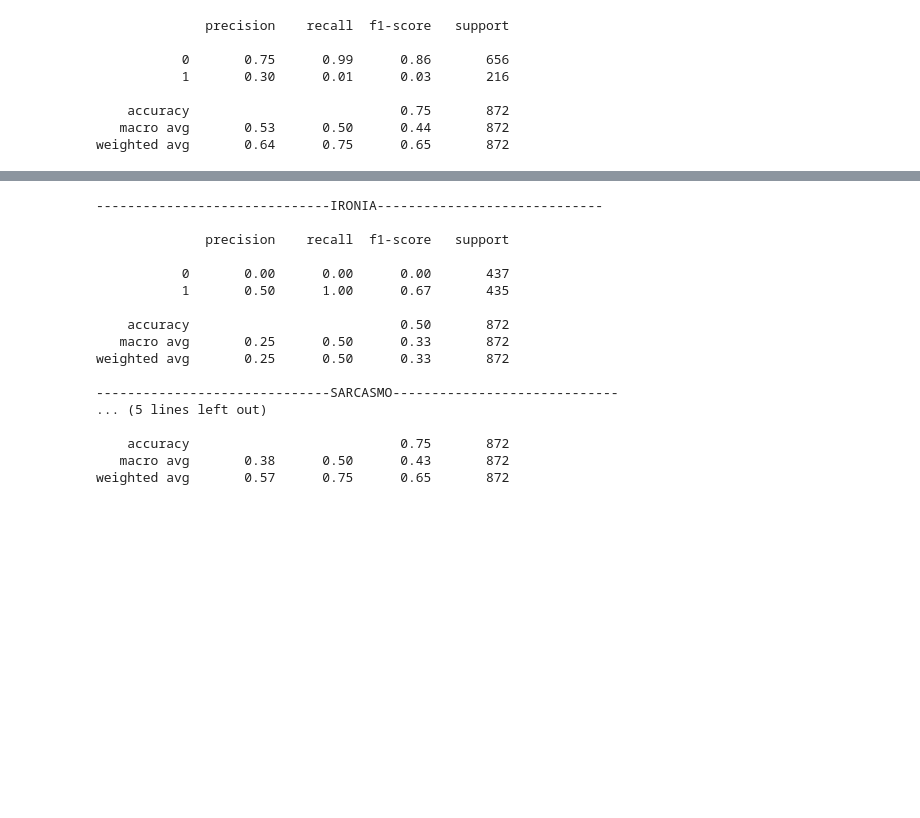
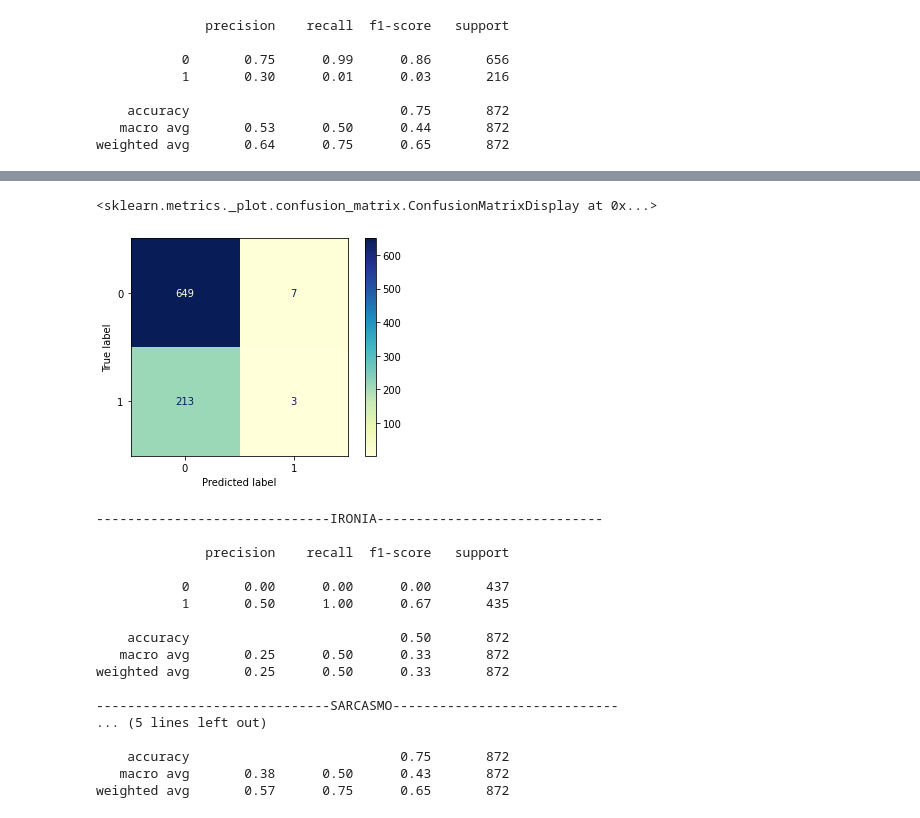
Before and after one commit to alicebergonzini/LCII_project, a Jupyter notebook: 1_svmUD/project.ipynb, the cells around one changed output, grey strips where cells are left out. Drawn from its saved outputs; the diff is of its cells as text; code cells hidden in the pictures; blank space fills up the shorter version.

```diff
--- a/1_svmUD/project.ipynb
+++ b/1_svmUD/project.ipynb
@@ -355 +360,6 @@ weighted avg       0.64      0.75      0.65       872
+# %%
+ConfusionMatrixDisplay.from_predictions(ts_labels_sarcasm, test_sarcasm_predictions, cmap='YlGnBu')
+# %% [output]
+<sklearn.metrics._plot.confusion_matrix.ConfusionMatrixDisplay at 0x...>
+[figure, added]
 # %%
```
Also changed, not shown: parts of 5 cells of this notebook.
